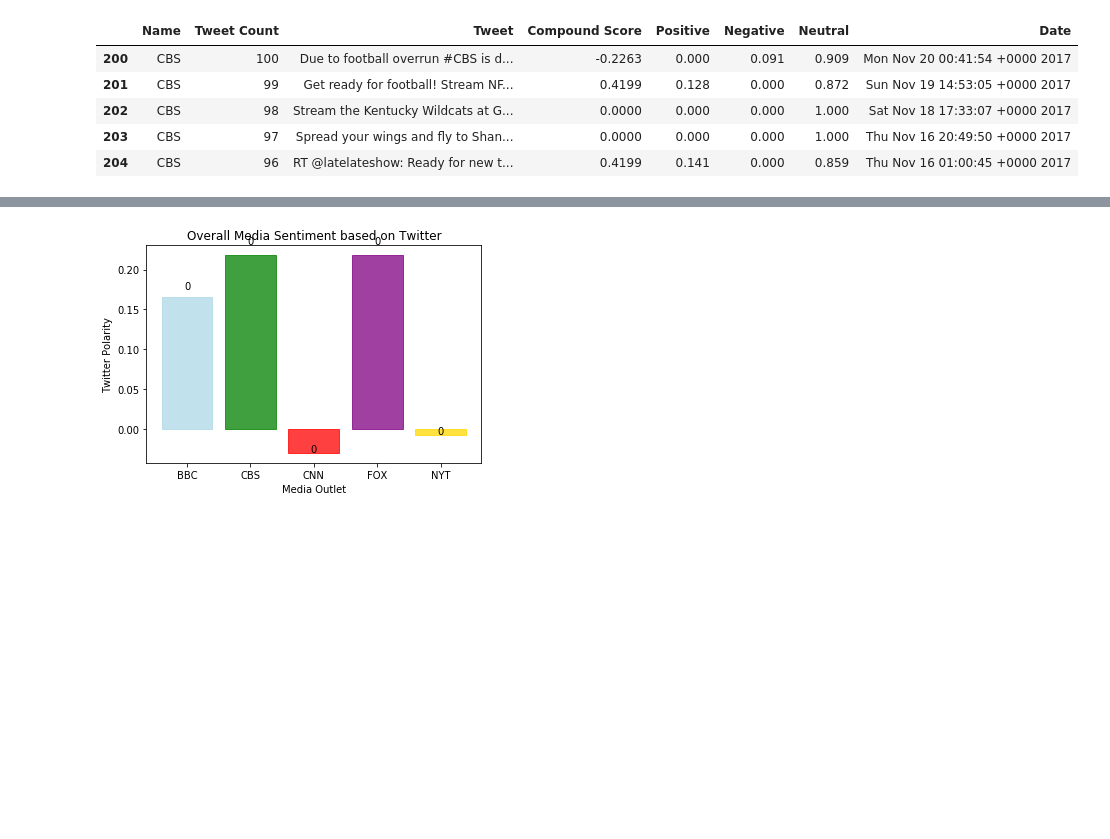
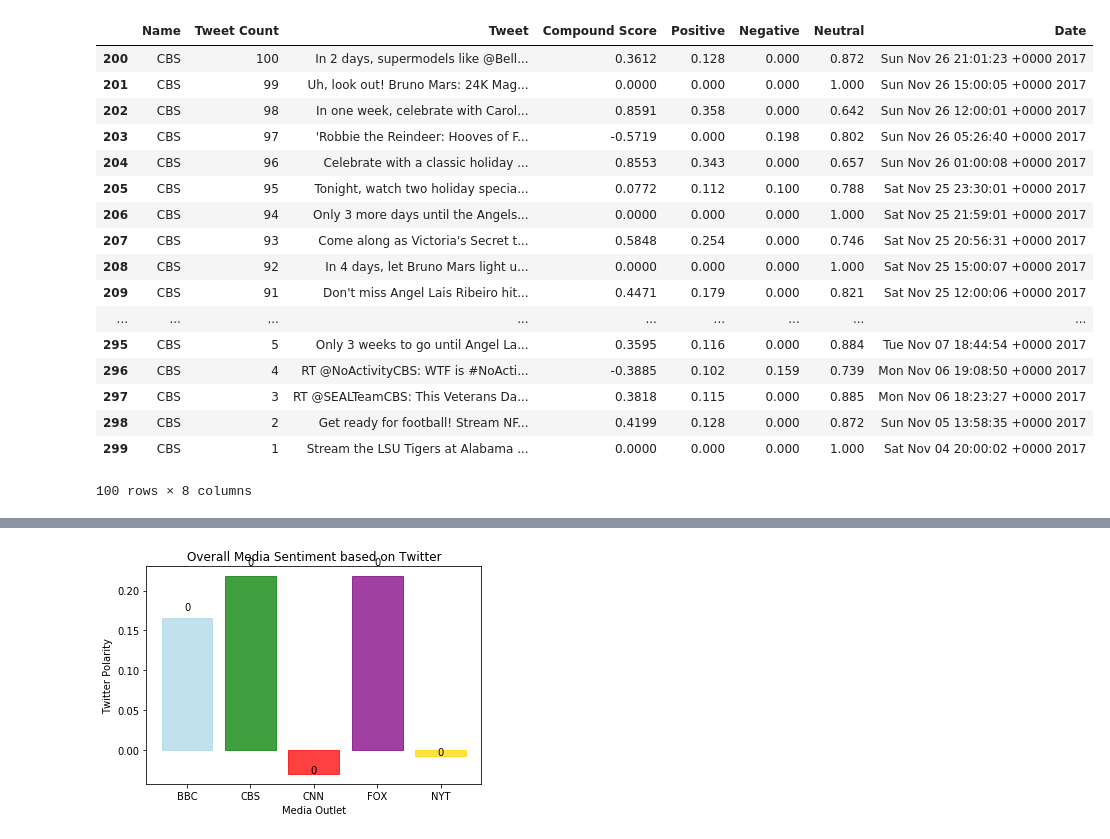
Before and after one commit to wendywalsh/social_analytics, a Jupyter notebook: Walsh_News_Mood.ipynb, the cells around one changed output, grey strips where cells are left out. Saved outputs shown, nothing was run; the diff lists cells and outputs as text; code cells hidden in the pictures; blank space fills up the shorter version.

```diff
--- a/Walsh_News_Mood.ipynb
+++ b/Walsh_News_Mood.ipynb
@@ -131,13 +148,25 @@ CNN_avg_compound
 # %%
 CBS = sentiments.loc[sentiments["Name"]== "CBS"]
-CBS.head()
+CBS
 # %% [output]
 |  | Name | Tweet Count | Tweet | Compound Score | Positive | Negative | Neutral | Date |
-| 200 | CBS | 100 | Due to football overrun #CBS is d... | -0.2263 | 0.000 | 0.091 | 0.909 | Mon Nov 20 00:41:54 +0000 2017 |
-| 201 | CBS | 99 | Get ready for football! Stream NF... | 0.4199 | 0.128 | 0.000 | 0.872 | Sun Nov 19 14:53:05 +0000 2017 |
-| 202 | CBS | 98 | Stream the Kentucky Wildcats at G... | 0.0000 | 0.000 | 0.000 | 1.000 | Sat Nov 18 17:33:07 +0000 2017 |
-| 203 | CBS | 97 | Spread your wings and fly to Shan... | 0.0000 | 0.000 | 0.000 | 1.000 | Thu Nov 16 20:49:50 +0000 2017 |
-| 204 | CBS | 96 | RT @latelateshow: Ready for new t... | 0.4199 | 0.141 | 0.000 | 0.859 | Thu Nov 16 01:00:45 +0000 2017 |
+| 200 | CBS | 100 | In 2 days, supermodels like @Bell... | 0.3612 | 0.128 | 0.000 | 0.872 | Sun Nov 26 21:01:23 +0000 2017 |
+| 201 | CBS | 99 | Uh, look out! Bruno Mars: 24K Mag... | 0.0000 | 0.000 | 0.000 | 1.000 | Sun Nov 26 15:00:05 +0000 2017 |
+| 202 | CBS | 98 | In one week, celebrate with Carol... | 0.8591 | 0.358 | 0.000 | 0.642 | Sun Nov 26 12:00:01 +0000 2017 |
+| 203 | CBS | 97 | 'Robbie the Reindeer: Hooves of F... | -0.5719 | 0.000 | 0.198 | 0.802 | Sun Nov 26 05:26:40 +0000 2017 |
+| 204 | CBS | 96 | Celebrate with a classic holiday ... | 0.8553 | 0.343 | 0.000 | 0.657 | Sun Nov 26 01:00:08 +0000 2017 |
+| 205 | CBS | 95 | Tonight, watch two holiday specia... | 0.0772 | 0.112 | 0.100 | 0.788 | Sat Nov 25 23:30:01 +0000 2017 |
+| 206 | CBS | 94 | Only 3 more days until the Angels... | 0.0000 | 0.000 | 0.000 | 1.000 | Sat Nov 25 21:59:01 +0000 2017 |
+| 207 | CBS | 93 | Come along as Victoria's Secret t... | 0.5848 | 0.254 | 0.000 | 0.746 | Sat Nov 25 20:56:31 +0000 2017 |
+| 208 | CBS | 92 | In 4 days, let Bruno Mars light u... | 0.0000 | 0.000 | 0.000 | 1.000 | Sat Nov 25 15:00:07 +0000 2017 |
+| 209 | CBS | 91 | Don't miss Angel Lais Ribeiro hit... | 0.4471 | 0.179 | 0.000 | 0.821 | Sat Nov 25 12:00:06 +0000 2017 |
+| ... | ... | ... | ... | ... | ... | ... | ... | ... |
+| 295 | CBS | 5 | Only 3 weeks to go until Angel La... | 0.3595 | 0.116 | 0.000 | 0.884 | Tue Nov 07 18:44:54 +0000 2017 |
+| 296 | CBS | 4 | RT @NoActivityCBS: WTF is #NoActi... | -0.3885 | 0.102 | 0.159 | 0.739 | Mon Nov 06 19:08:50 +0000 2017 |
+| 297 | CBS | 3 | RT @SEALTeamCBS: This Veterans Da... | 0.3818 | 0.115 | 0.000 | 0.885 | Mon Nov 06 18:23:27 +0000 2017 |
+| 298 | CBS | 2 | Get ready for football! Stream NF... | 0.4199 | 0.128 | 0.000 | 0.872 | Sun Nov 05 13:58:35 +0000 2017 |
+| 299 | CBS | 1 | Stream the LSU Tigers at Alabama ... | 0.0000 | 0.000 | 0.000 | 1.000 | Sat Nov 04 20:00:02 +0000 2017 |
+100 rows × 8 columns
 # %%
 CBS_avg_compound = CBS["Compound Score"].mean()
 CBS_avg_compound
```
Also changed, not shown: parts of 14 cells of this notebook, 2 other files.
